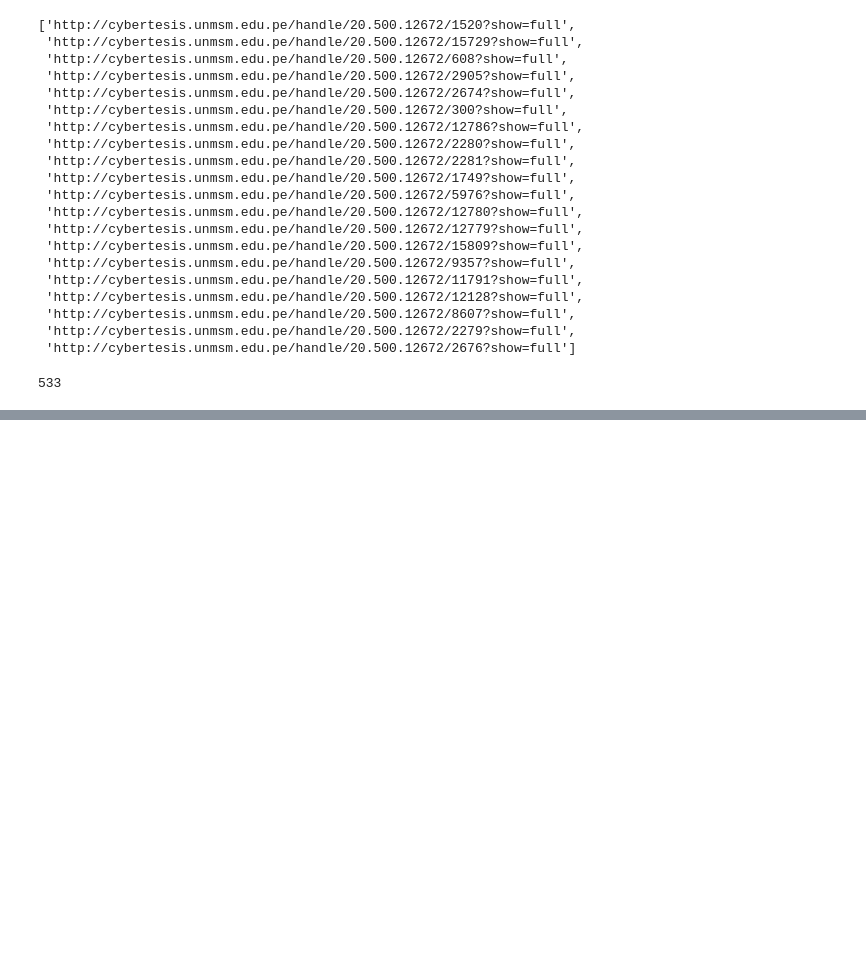
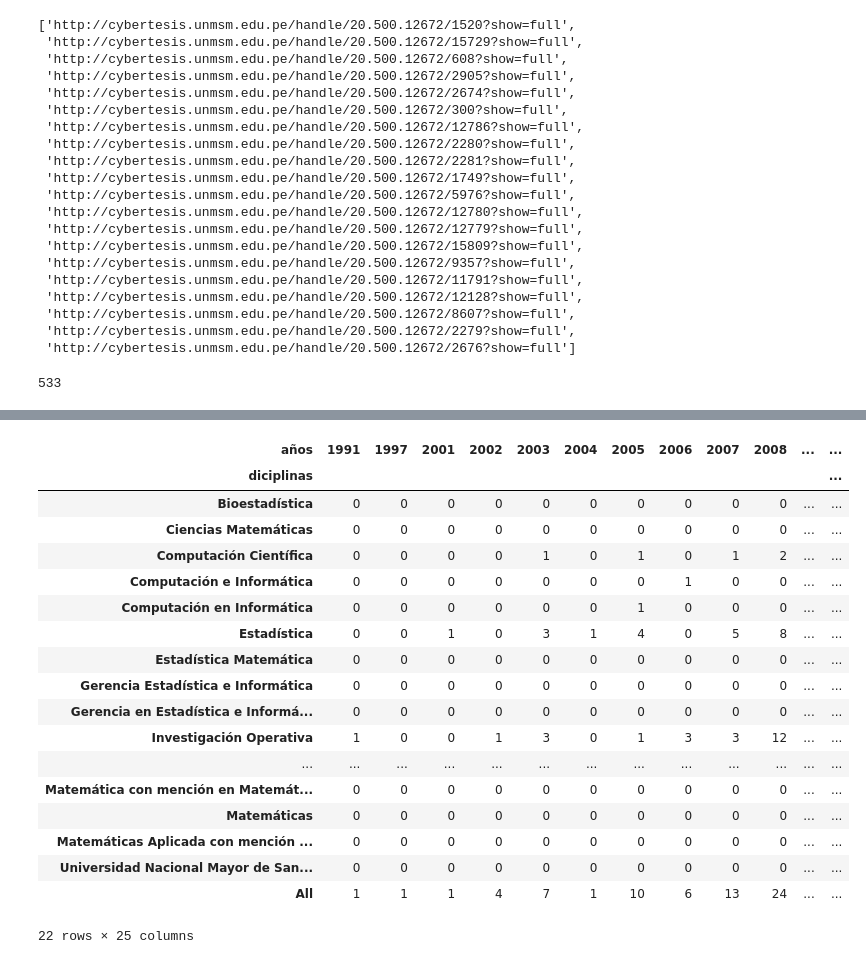
Before and after one commit to Geraldine-Geronimo/LP2_TRABAJO_FINAL, a Jupyter notebook: UNMSM.ipynb, the cells around one changed output, grey strips where cells are left out. Saved outputs shown, nothing was run; the diff lists cells and outputs as text; code cells hidden in the pictures; blank space fills up the shorter version.

Commit message:
UNMSM FACUTAD CIENCIAS MATEMATICAS
REPOSITORIO COMPLETO CON ANDUGAS ESTADISTICAS

```diff
--- a/UNMSM.ipynb
+++ b/UNMSM.ipynb
@@ -257,0 +314,26 @@ df
+# %%
+#Hacemos un cuadrado diciplinas de la facultad asi como en qeu año se obtenido este
+
+
+pd.crosstab(index=df['diciplinas'],
+            columns=df['años'], margins=True)
+# %% [output]
+| años | 1991 | 1997 | 2001 | 2002 | 2003 | 2004 | 2005 | 2006 | 2007 | 2008 | ... | ... |
+| diciplinas |  |  |  |  |  |  |  |  |  |  |  | ... |
+| Bioestadística | 0 | 0 | 0 | 0 | 0 | 0 | 0 | 0 | 0 | 0 | ... | ... |
+| Ciencias Matemáticas | 0 | 0 | 0 | 0 | 0 | 0 | 0 | 0 | 0 | 0 | ... | ... |
+| Computación Científica | 0 | 0 | 0 | 0 | 1 | 0 | 1 | 0 | 1 | 2 | ... | ... |
+| Computación e Informática | 0 | 0 | 0 | 0 | 0 | 0 | 0 | 1 | 0 | 0 | ... | ... |
+| Computación en Informática | 0 | 0 | 0 | 0 | 0 | 0 | 1 | 0 | 0 | 0 | ... | ... |
+| Estadística | 0 | 0 | 1 | 0 | 3 | 1 | 4 | 0 | 5 | 8 | ... | ... |
+| Estadística Matemática | 0 | 0 | 0 | 0 | 0 | 0 | 0 | 0 | 0 | 0 | ... | ... |
+| Gerencia Estadística e Informática | 0 | 0 | 0 | 0 | 0 | 0 | 0 | 0 | 0 | 0 | ... | ... |
+| Gerencia en Estadística e Informá... | 0 | 0 | 0 | 0 | 0 | 0 | 0 | 0 | 0 | 0 | ... | ... |
+| Investigación Operativa | 1 | 0 | 0 | 1 | 3 | 0 | 1 | 3 | 3 | 12 | ... | ... |
+| ... | ... | ... | ... | ... | ... | ... | ... | ... | ... | ... | ... | ... |
+| Matemática con mención en Matemát... | 0 | 0 | 0 | 0 | 0 | 0 | 0 | 0 | 0 | 0 | ... | ... |
+| Matemáticas | 0 | 0 | 0 | 0 | 0 | 0 | 0 | 0 | 0 | 0 | ... | ... |
+| Matemáticas Aplicada con mención ... | 0 | 0 | 0 | 0 | 0 | 0 | 0 | 0 | 0 | 0 | ... | ... |
+| Universidad Nacional Mayor de San... | 0 | 0 | 0 | 0 | 0 | 0 | 0 | 0 | 0 | 0 | ... | ... |
+| All | 1 | 1 | 1 | 4 | 7 | 1 | 10 | 6 | 13 | 24 | ... | ... |
+22 rows × 25 columns
```
Also changed, not shown: parts of 7 cells of this notebook, 1 other file.
